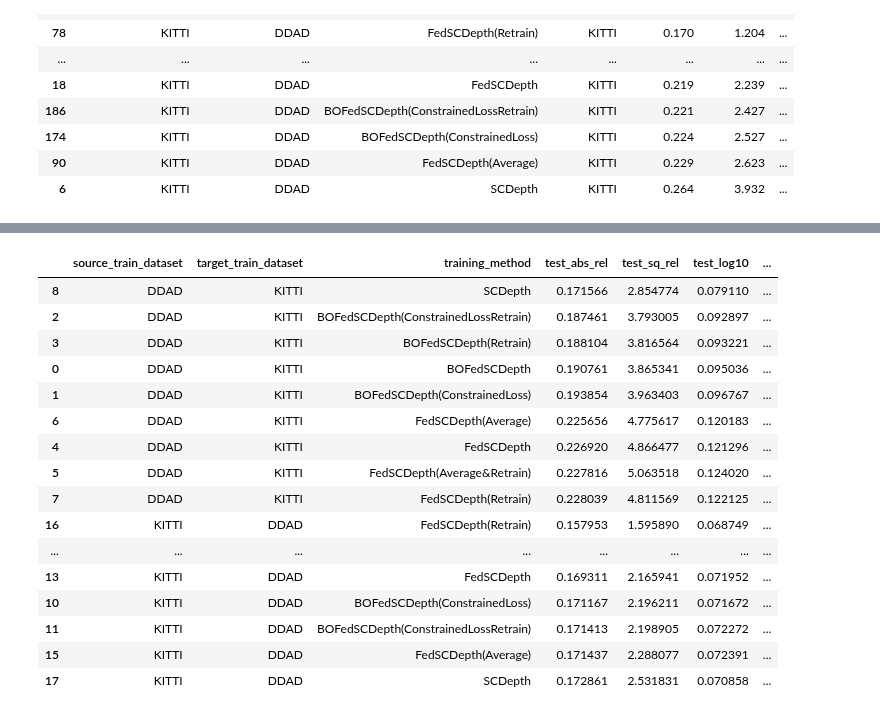
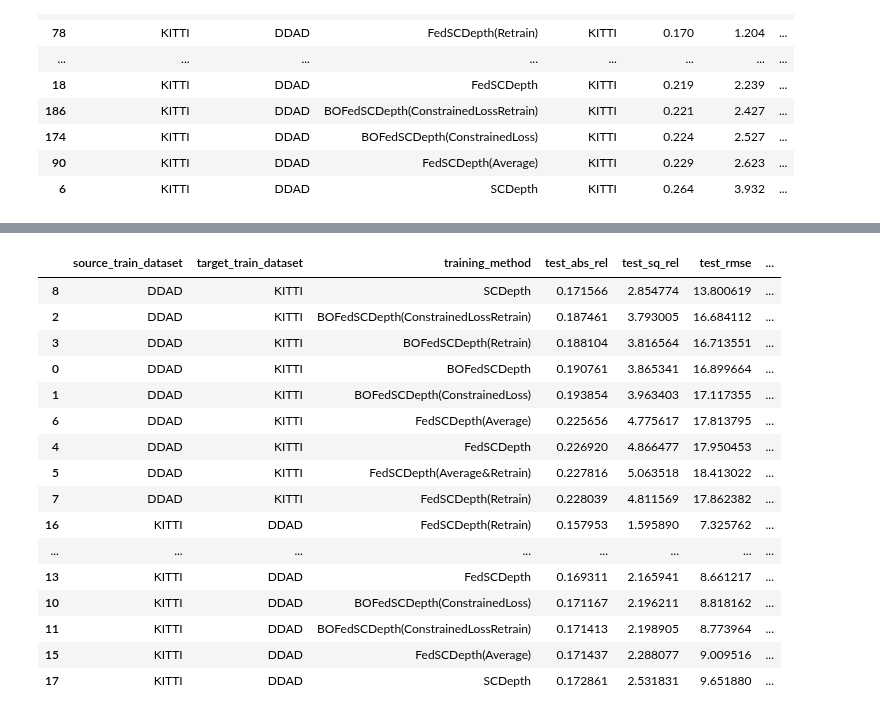
Before and after one commit to eltonfss/federated-sc-depth, a Jupyter notebook: src/notebooks/ContinualLearning/ContinualLearningMetrics.ipynb, the cells around one changed output, grey strips where cells are left out. Cells and saved outputs as stored; diff of their text form; code cells hidden in the pictures.

```diff
--- a/src/notebooks/ContinualLearning/ContinualLearningMetrics.ipynb
+++ b/src/notebooks/ContinualLearning/ContinualLearningMetrics.ipynb
@@ -1,9 +1,27 @@
 # %%
 import pandas as pd
 import numpy as np
+import matplotlib.pyplot as plt
+import seaborn as sns
+
+# Set display options and plot styles
+pd.set_option('display.max_rows', None)
+pd.set_option('display.max_columns', None)
+plt.rcParams["font.weight"] = "bold"
+plt.rcParams["axes.labelweight"] = "bold"
+font = {'weight': 'bold', 'size': 20}
+plt.rc('font', **font)
+
+# Define color palette and hatch patterns
+colors = sns.color_palette("colorblind")  # Colorblind-friendly colors
+hatches = ['/', '\\', '|', '-', '+', 'x', 'o', 'O', '.', '*']  # Hatching patterns
+
+from comparative_analysis import ComparativeAnalysis
+analysis = ComparativeAnalysis("continuallearningexperiments.csv")
+
 df = pd.read_csv("continuallearningexperiments.csv").dropna()
 
-PERF_COLS = ['test_abs_rel', 'test_sq_rel', 'test_log10', 'test_rmse', 'test_rmse_log', 'test_a1', 'test_a2', 'test_a3']
+PERF_COLS = ['test_abs_rel', 'test_sq_rel', 'test_rmse', 'test_rmse_log', 'test_a1', 'test_a2', 'test_a3']
 # %%
 # compute stability
 df_full = df[df['test_region_type'] == 'full'].drop(columns=['test_region_type'])
@@ -60,33 +77,33 @@ df_plasticity.sort_values(by=['source_train_dataset','test_abs_rel'])
 # %%
 # compute stability plasticity tradeoff
 df_stability_plasticity = pd.concat([df_stability, df_plasticity])
 df_stability_plasticity.sort_values(by=['source_train_dataset', 'target_train_dataset', 'training_method'])
 
 def compute_stability_plasticity_tradeoff(group):
     product_series = {col: np.prod(group[col]) for col in PERF_COLS}
     product_series_multiplied_by_two = {col: val * 2 for col, val in product_series.items()}
-    sum_series = {col: np.sum(group[col]) for col in avg_columns}
+    sum_series = {col: np.sum(group[col]) for col in PERF_COLS}
     product_series_multiplied_by_two = pd.Series(product_series_multiplied_by_two)
     sum_series = pd.Series(sum_series)
     return product_series_multiplied_by_two / sum_series
 
 df_stability_plasticity_tradeoff = df_stability_plasticity.groupby(['source_train_dataset','target_train_dataset','training_method'], as_index=False).apply(compute_stability_plasticity_tradeoff)
 df_stability_plasticity_tradeoff.sort_values(by=['source_train_dataset','test_abs_rel'])
 # %% [output]
-|  | source_train_dataset | target_train_dataset | training_method | test_abs_rel | test_sq_rel | test_log10 | ... |
-| 8 | DDAD | KITTI | SCDepth | 0.171566 | 2.854774 | 0.079110 | ... |
-| 2 | DDAD | KITTI | BOFedSCDepth(ConstrainedLossRetrain) | 0.187461 | 3.793005 | 0.092897 | ... |
-| 3 | DDAD | KITTI | BOFedSCDepth(Retrain) | 0.188104 | 3.816564 | 0.093221 | ... |
-| 0 | DDAD | KITTI | BOFedSCDepth | 0.190761 | 3.865341 | 0.095036 | ... |
-| 1 | DDAD | KITTI | BOFedSCDepth(ConstrainedLoss) | 0.193854 | 3.963403 | 0.096767 | ... |
-| 6 | DDAD | KITTI | FedSCDepth(Average) | 0.225656 | 4.775617 | 0.120183 | ... |
-| 4 | DDAD | KITTI | FedSCDepth | 0.226920 | 4.866477 | 0.121296 | ... |
-| 5 | DDAD | KITTI | FedSCDepth(Average&Retrain) | 0.227816 | 5.063518 | 0.124020 | ... |
-| 7 | DDAD | KITTI | FedSCDepth(Retrain) | 0.228039 | 4.811569 | 0.122125 | ... |
-| 16 | KITTI | DDAD | FedSCDepth(Retrain) | 0.157953 | 1.595890 | 0.068749 | ... |
+|  | source_train_dataset | target_train_dataset | training_method | test_abs_rel | test_sq_rel | test_rmse | ... |
+| 8 | DDAD | KITTI | SCDepth | 0.171566 | 2.854774 | 13.800619 | ... |
+| 2 | DDAD | KITTI | BOFedSCDepth(ConstrainedLossRetrain) | 0.187461 | 3.793005 | 16.684112 | ... |
+| 3 | DDAD | KITTI | BOFedSCDepth(Retrain) | 0.188104 | 3.816564 | 16.713551 | ... |
+| 0 | DDAD | KITTI | BOFedSCDepth | 0.190761 | 3.865341 | 16.899664 | ... |
+| 1 | DDAD | KITTI | BOFedSCDepth(ConstrainedLoss) | 0.193854 | 3.963403 | 17.117355 | ... |
+| 6 | DDAD | KITTI | FedSCDepth(Average) | 0.225656 | 4.775617 | 17.813795 | ... |
+| 4 | DDAD | KITTI | FedSCDepth | 0.226920 | 4.866477 | 17.950453 | ... |
+| 5 | DDAD | KITTI | FedSCDepth(Average&Retrain) | 0.227816 | 5.063518 | 18.413022 | ... |
+| 7 | DDAD | KITTI | FedSCDepth(Retrain) | 0.228039 | 4.811569 | 17.862382 | ... |
+| 16 | KITTI | DDAD | FedSCDepth(Retrain) | 0.157953 | 1.595890 | 7.325762 | ... |
 | ... | ... | ... | ... | ... | ... | ... | ... |
-| 13 | KITTI | DDAD | FedSCDepth | 0.169311 | 2.165941 | 0.071952 | ... |
-| 10 | KITTI | DDAD | BOFedSCDepth(ConstrainedLoss) | 0.171167 | 2.196211 | 0.071672 | ... |
-| 11 | KITTI | DDAD | BOFedSCDepth(ConstrainedLossRetrain) | 0.171413 | 2.198905 | 0.072272 | ... |
-| 15 | KITTI | DDAD | FedSCDepth(Average) | 0.171437 | 2.288077 | 0.072391 | ... |
-| 17 | KITTI | DDAD | SCDepth | 0.172861 | 2.531831 | 0.070858 | ... |
+| 13 | KITTI | DDAD | FedSCDepth | 0.169311 | 2.165941 | 8.661217 | ... |
+| 10 | KITTI | DDAD | BOFedSCDepth(ConstrainedLoss) | 0.171167 | 2.196211 | 8.818162 | ... |
+| 11 | KITTI | DDAD | BOFedSCDepth(ConstrainedLossRetrain) | 0.171413 | 2.198905 | 8.773964 | ... |
+| 15 | KITTI | DDAD | FedSCDepth(Average) | 0.171437 | 2.288077 | 9.009516 | ... |
+| 17 | KITTI | DDAD | SCDepth | 0.172861 | 2.531831 | 9.651880 | ... |
```
Also changed, not shown: parts of 4 cells of this notebook, 2 other files.
